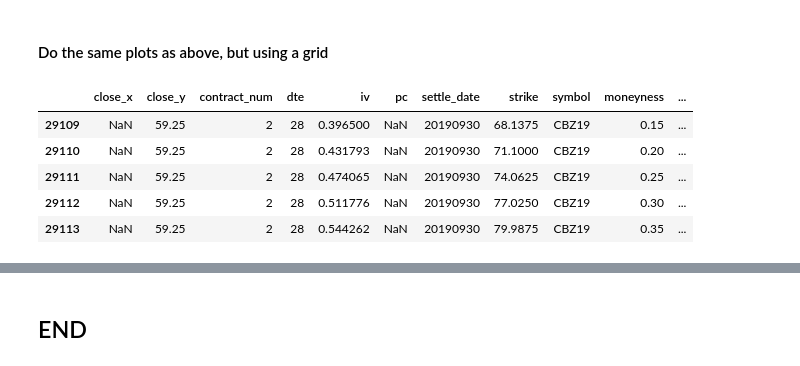
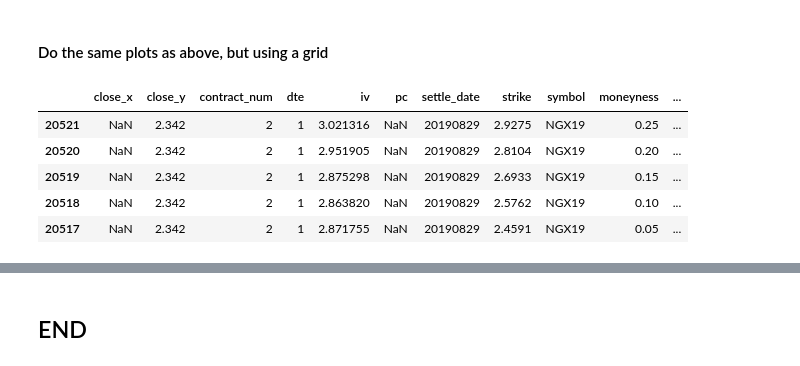
Before and after one commit to bgithub1/barchartacs, a Jupyter notebook: barchartacs/step_04_build_df_iv_skew_csvs.ipynb, the cells around one changed output, grey strips where cells are left out. Drawn from its saved outputs; the diff is of its cells as text; code cells hidden in the pictures.

```diff
--- a/barchartacs/step_04_build_df_iv_skew_csvs.ipynb
+++ b/barchartacs/step_04_build_df_iv_skew_csvs.ipynb
@@ -56,7 +56,7 @@ DEBUG_IT=False
 opttab = 'sec_schema.options_table'
 futtab = 'sec_schema.underlying_table'
 pga = db_info.get_db_info()
-SYMBOL_TO_RESEARCH = 'CB'
+SYMBOL_TO_RESEARCH = 'NG'
 STRIKE_DIVISORS = {}
 
 # df_expiry_dates_additions = pd.read_csv('df_expiry_dates_additions.csv')
@@ -578,11 +587,12 @@ def graph_skew_subplot_quad(rfs):
     return f1
 # iplot(f1)
 # %%
-df_iv_final[df_iv_final.symbol.str.contains(f'{SYMBOL_TO_RESEARCH}')].tail()
+df_ivf2 = df_iv_final[df_iv_final.symbol.str.contains(f'{SYMBOL_TO_RESEARCH}')]
+df_ivf2.sort_values(['settle_date','symbol','dte','strike'],ascending=False).head()
 # %% [output]
 |  | close_x | close_y | contract_num | dte | iv | pc | settle_date | strike | symbol | moneyness | ... |
-| 29109 | NaN | 59.25 | 2 | 28 | 0.396500 | NaN | 20190930 | 68.1375 | CBZ19 | 0.15 | ... |
-| 29110 | NaN | 59.25 | 2 | 28 | 0.431793 | NaN | 20190930 | 71.1000 | CBZ19 | 0.20 | ... |
-| 29111 | NaN | 59.25 | 2 | 28 | 0.474065 | NaN | 20190930 | 74.0625 | CBZ19 | 0.25 | ... |
-| 29112 | NaN | 59.25 | 2 | 28 | 0.511776 | NaN | 20190930 | 77.0250 | CBZ19 | 0.30 | ... |
-| 29113 | NaN | 59.25 | 2 | 28 | 0.544262 | NaN | 20190930 | 79.9875 | CBZ19 | 0.35 | ... |
+| 20521 | NaN | 2.342 | 2 | 1 | 3.021316 | NaN | 20190829 | 2.9275 | NGX19 | 0.25 | ... |
+| 20520 | NaN | 2.342 | 2 | 1 | 2.951905 | NaN | 20190829 | 2.8104 | NGX19 | 0.20 | ... |
+| 20519 | NaN | 2.342 | 2 | 1 | 2.875298 | NaN | 20190829 | 2.6933 | NGX19 | 0.15 | ... |
+| 20518 | NaN | 2.342 | 2 | 1 | 2.863820 | NaN | 20190829 | 2.5762 | NGX19 | 0.10 | ... |
+| 20517 | NaN | 2.342 | 2 | 1 | 2.871755 | NaN | 20190829 | 2.4591 | NGX19 | 0.05 | ... |
```
Also changed, not shown: parts of 10 cells of this notebook, 11 other files.
